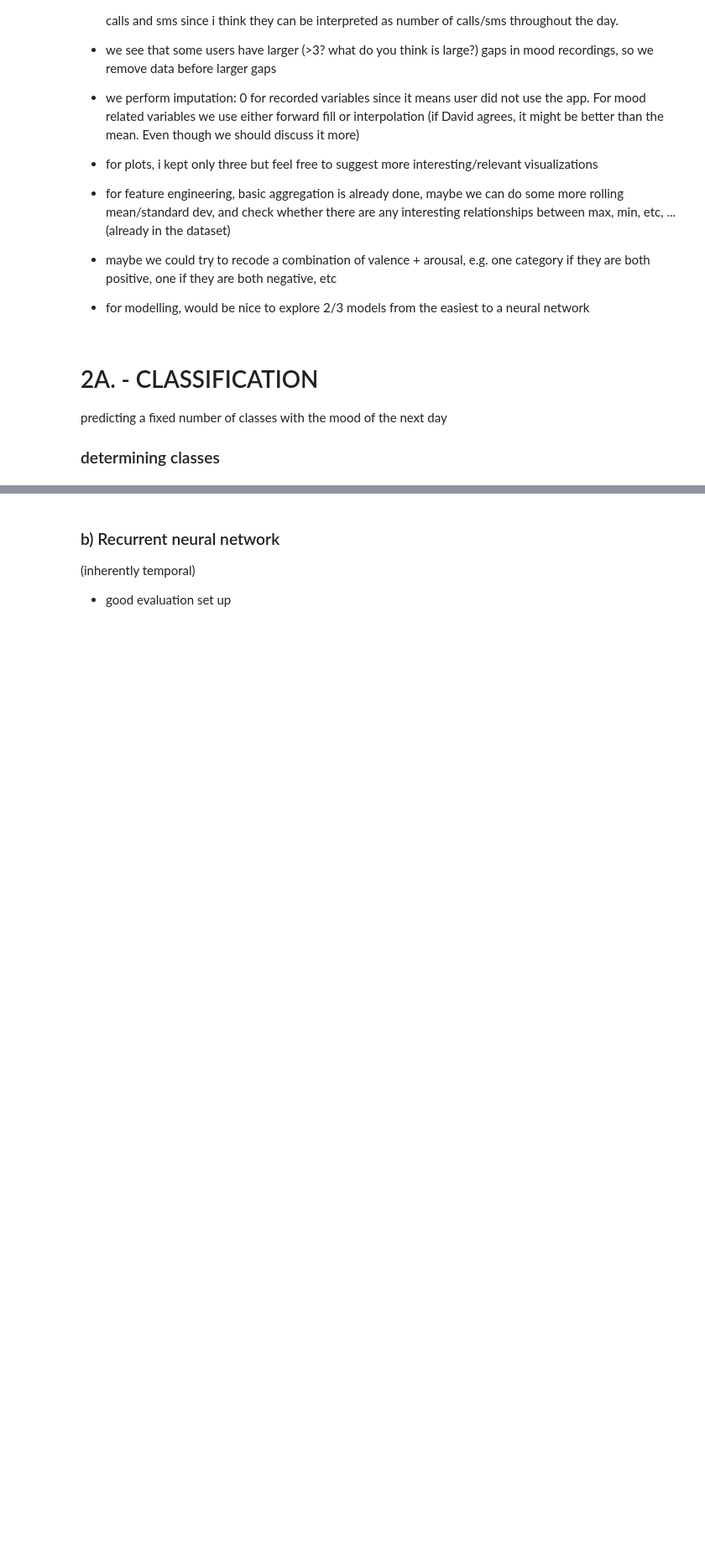
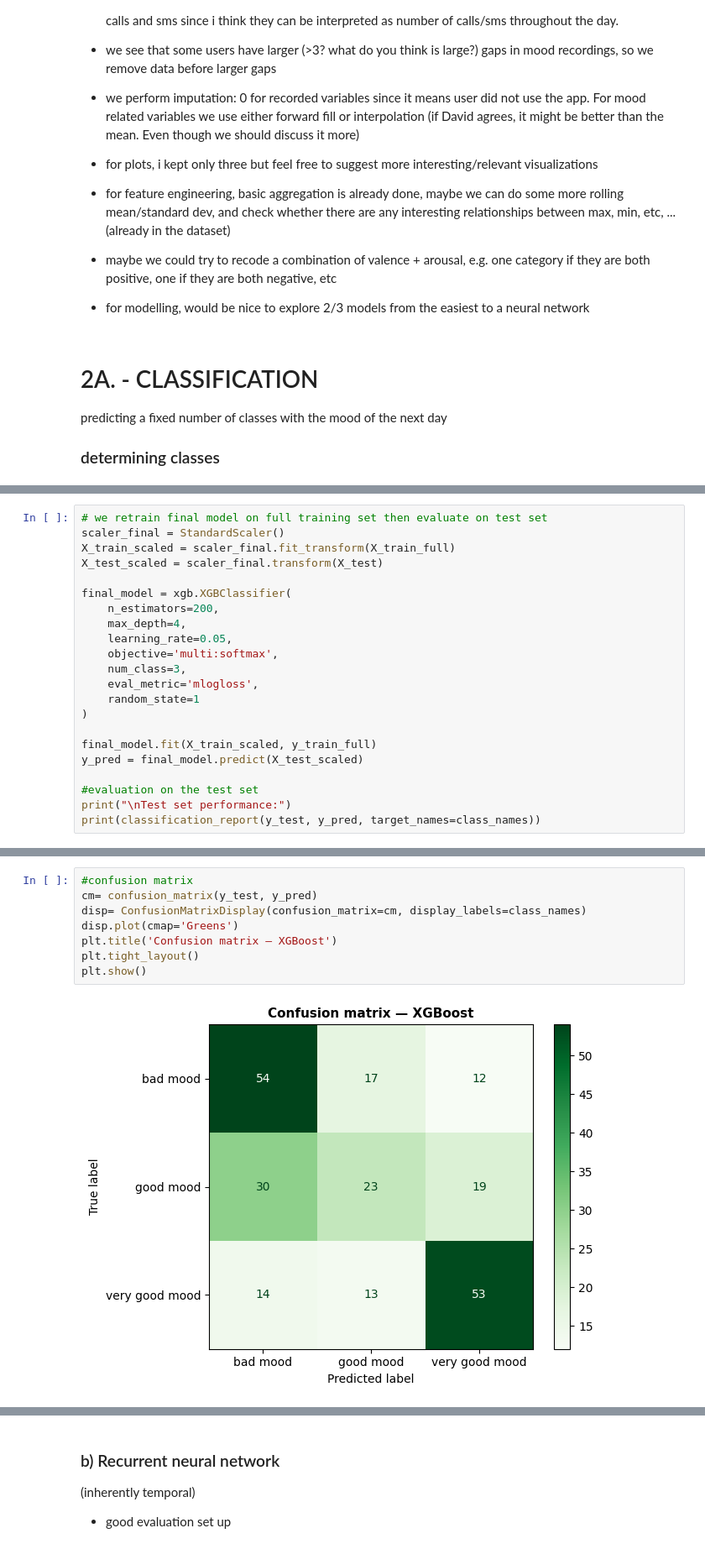
Before and after one commit to alicja-a-d/Data_Mining, a Jupyter notebook: assignment1_DMT_v1.ipynb, the cells around one changed output, grey strips where cells are left out. Shown at 84% size. Saved outputs shown, nothing was run; the diff lists cells and outputs as text; blank space fills up the shorter version.

```diff
--- a/assignment1_DMT_v1.ipynb
+++ b/assignment1_DMT_v1.ipynb
@@ -665,0 +813,22 @@ use the data from task 1C
+# %%
+# we retrain final model on full training set then evaluate on test set
+scaler_final = StandardScaler()
+X_train_scaled = scaler_final.fit_transform(X_train_full)
+X_test_scaled = scaler_final.transform(X_test)
+
+final_model = xgb.XGBClassifier(
+    n_estimators=200,
+    max_depth=4,
+    learning_rate=0.05,
+    objective='multi:softmax',
+    num_class=3,
+    eval_metric='mlogloss',
+    random_state=1
+)
+
+final_model.fit(X_train_scaled, y_train_full)
+y_pred = final_model.predict(X_test_scaled)
+
+#evaluation on the test set
+print("\nTest set performance:")
+print(classification_report(y_test, y_pred, target_names=class_names))
@@ -665,0 +846,10 @@ use the data from task 1C
+# %%
+#confusion matrix
+cm= confusion_matrix(y_test, y_pred)
+disp= ConfusionMatrixDisplay(confusion_matrix=cm, display_labels=class_names)
+disp.plot(cmap='Greens')
+plt.title('Confusion matrix — XGBoost')
+plt.tight_layout()
+plt.show()
+# %% [output]
+[figure, added]
```
Also changed, not shown: parts of 24 cells of this notebook.
